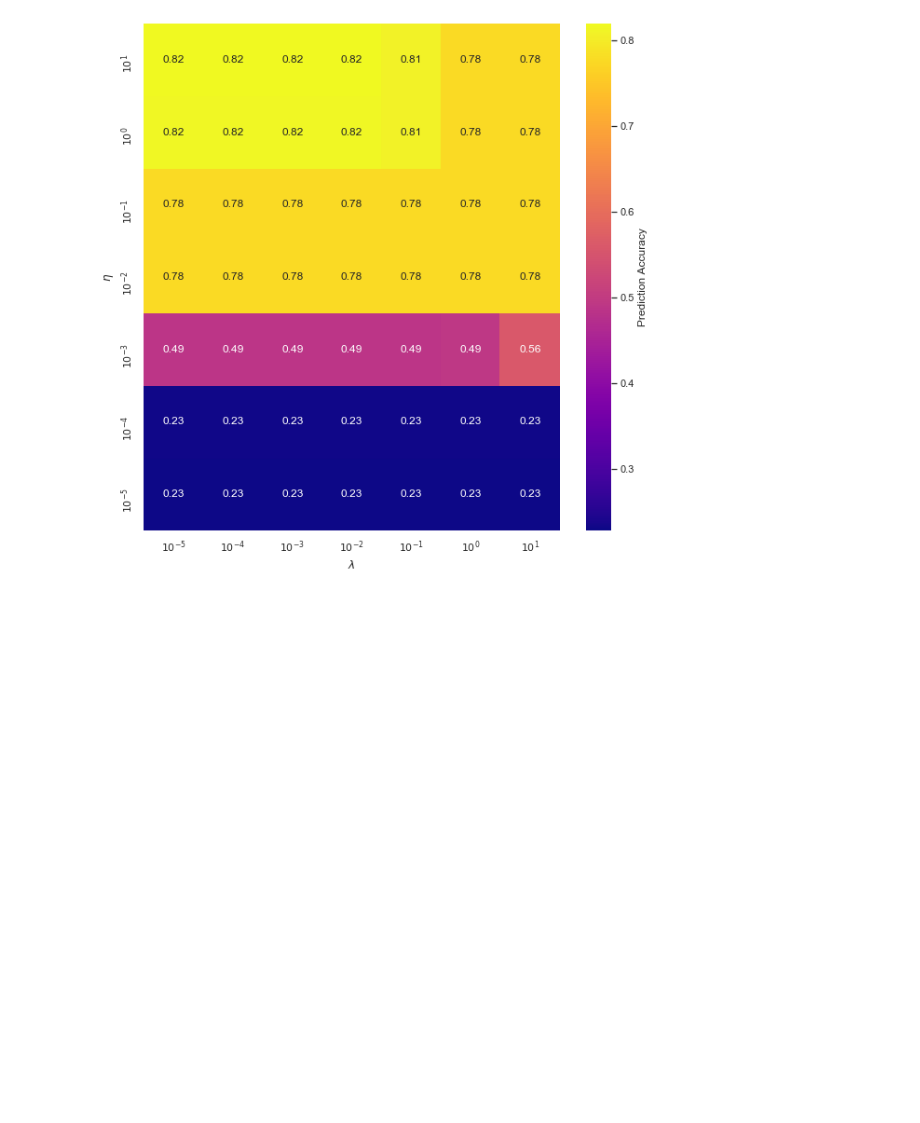
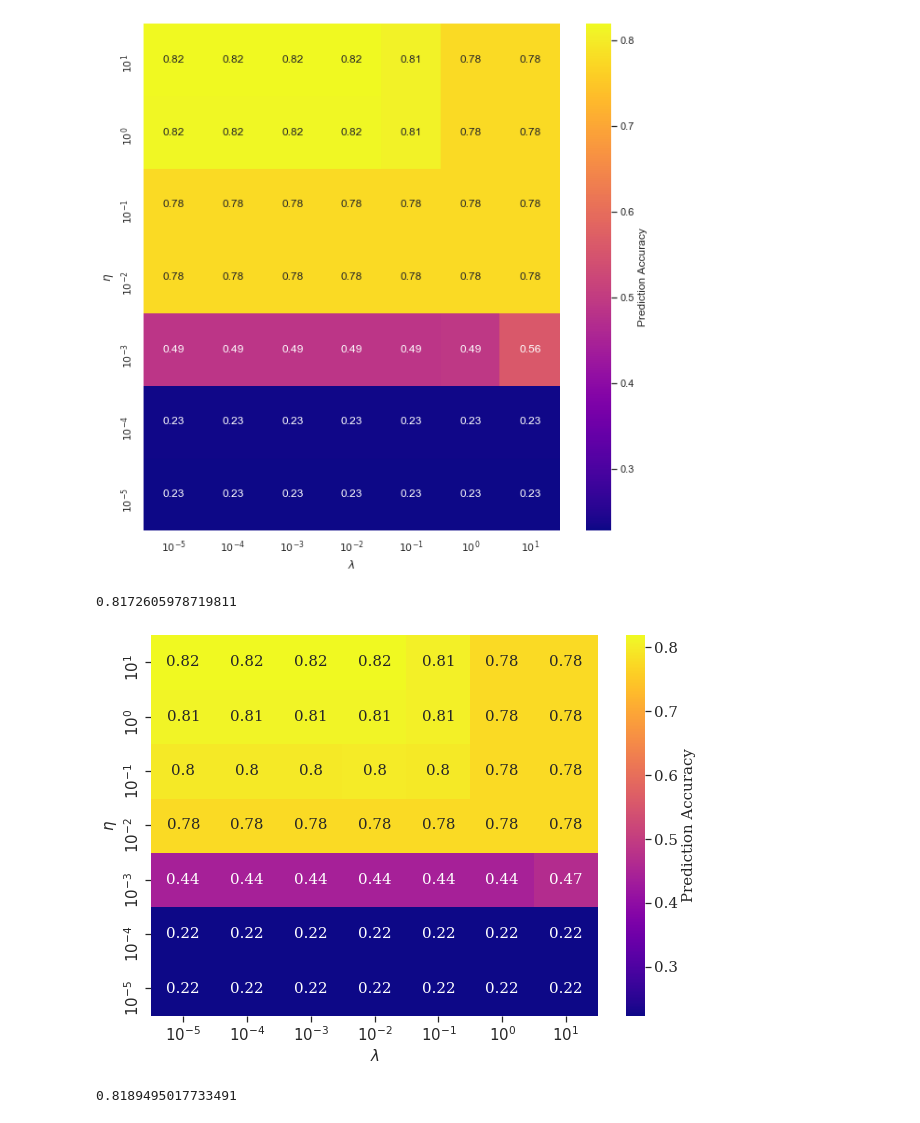
Before and after one commit to bruce-chappell/FYS4155, a Jupyter notebook: project2/credit_card_analysis.ipynb, the cells around one changed output. Cells and saved outputs as stored; diff of their text form; code cells hidden in the pictures; blank space fills up the shorter version.

```diff
--- a/project2/credit_card_analysis.ipynb
+++ b/project2/credit_card_analysis.ipynb
@@ -444,11 +441,24 @@ plt.ylim(0,7)
 plt.show()
 # %% [output]
 [figure]
+# %%
+# REST BEST VALUES FROM KFOLD
+NN = Neural_Network('REGRESSOR', X_train, y_train, ['SIGMOID', 'SIGMOID', 'SIGMOID'],
+                                  epochs = 10, batchsize = 100, iterations = None, hidden_layers =2,
+                                  hidden_neurons = [10,10], eta = 1, lambd = 10e-3)
+NN.train(X_train, y_train)
+_, prob = NN.feed_out_regressor(X_test)
+pred = NN.score_binary(prob[-1])
+accuracy = NN.accuracy(pred, y_test)
+print(accuracy)
+# %% [output]
+0.8172605978719811
 # %%
+# 15 neurons, 2 layers
+
+eta_vec = np.logspace(-5, 1, 7)
+lam_vec = np.logspace(-5, 1, 7)
 test_accuracy_NN = np.zeros((len(eta_vec), len(lam_vec)))
-
-
-
 
 for i, eta in enumerate(eta_vec):
     for j, lam in enumerate(lam_vec):
@@ -457,10 +467,45 @@ for i, eta in enumerate(eta_vec):
         for tr_idx, val_idx in kf.split(X_train):
             NN = Neural_Network('REGRESSOR', X_train[tr_idx], y_train[tr_idx], ['SIGMOID', 'SIGMOID', 'SIGMOID'],
                                   epochs = 10, batchsize = 100, iterations = None, hidden_layers =2,
-                                  hidden_neurons = [5,5], eta = eta, lambd = lam)
+                                  hidden_neurons = [15,15], eta = eta, lambd = lam)
             NN.train(X_train[tr_idx], y_train[tr_idx])
             _, prob = NN.feed_out_regressor(X_train[val_idx])
             pred = NN.score_binary(prob[-1])
             accuracy += NN.accuracy(pred, y_train[val_idx])
         accuracy = accuracy/5
         test_accuracy_NN[i][j] = accuracy
+# %%
+#PLOT OVER HYPERPARAMETER 15, 15
+
+fig, ax1 = plt.subplots(figsize = (10, 7))
+labels = ['$10^{-5}$', '$10^{-4}$', '$10^{-3}$', '$10^{-2}$', '$10^{-1}$', '$10^0$','$10^1$',]
+
+
+sns.set_style('dark',{'axes.edgecolor': '.1','xtick.bottom': True,'ytick.left': True,'axes.grid':True,
+                      'grid.color':'white','font.family':['serif'],'font.serif':['serif'],'xtick.bottom':True,
+                      'ytick.left':True})
+
+sns.heatmap(test_accuracy_NN, annot=True, ax=ax1, cmap="plasma", cbar_kws={'label': 'Prediction Accuracy'})
+ax1.set_xticklabels(labels)
+ax1.set_yticklabels(labels)
+ax1.set_ylabel("$\eta$")
+ax1.set_xlabel("$\lambda$")
+
+
+
+plt.ylim(0,7)
+plt.show()
+# %% [output]
+[figure, added]
+# %%
+# REST BEST VALUES FROM KFOLD
+NN = Neural_Network('REGRESSOR', X_train, y_train, ['SIGMOID', 'SIGMOID', 'SIGMOID'],
+                                  epochs = 100, batchsize = 100, iterations = None, hidden_layers =2,
+                                  hidden_neurons = [15,15], eta = 1, lambd = 10e-3)
+NN.train(X_train, y_train)
+_, prob = NN.feed_out_regressor(X_test)
+pred = NN.score_binary(prob[-1])
+accuracy = NN.accuracy(pred, y_test)
+print(accuracy)
+# %% [output]
+0.8189495017733491
```
Also changed, not shown: parts of 11 cells of this notebook.
